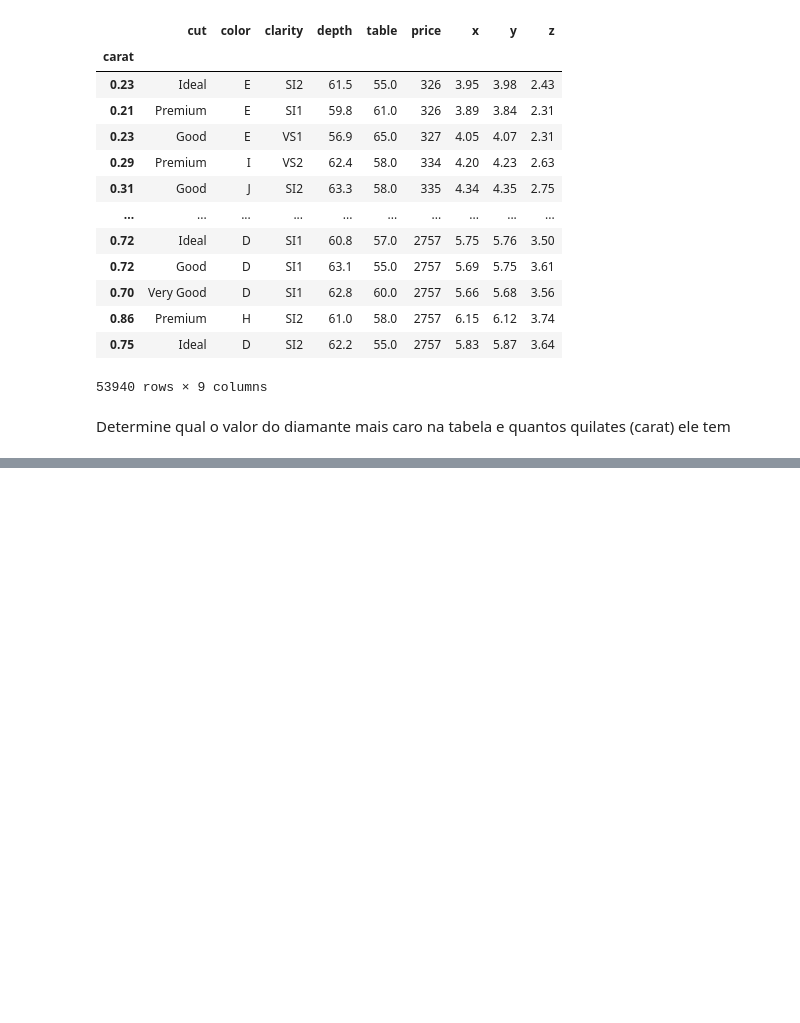
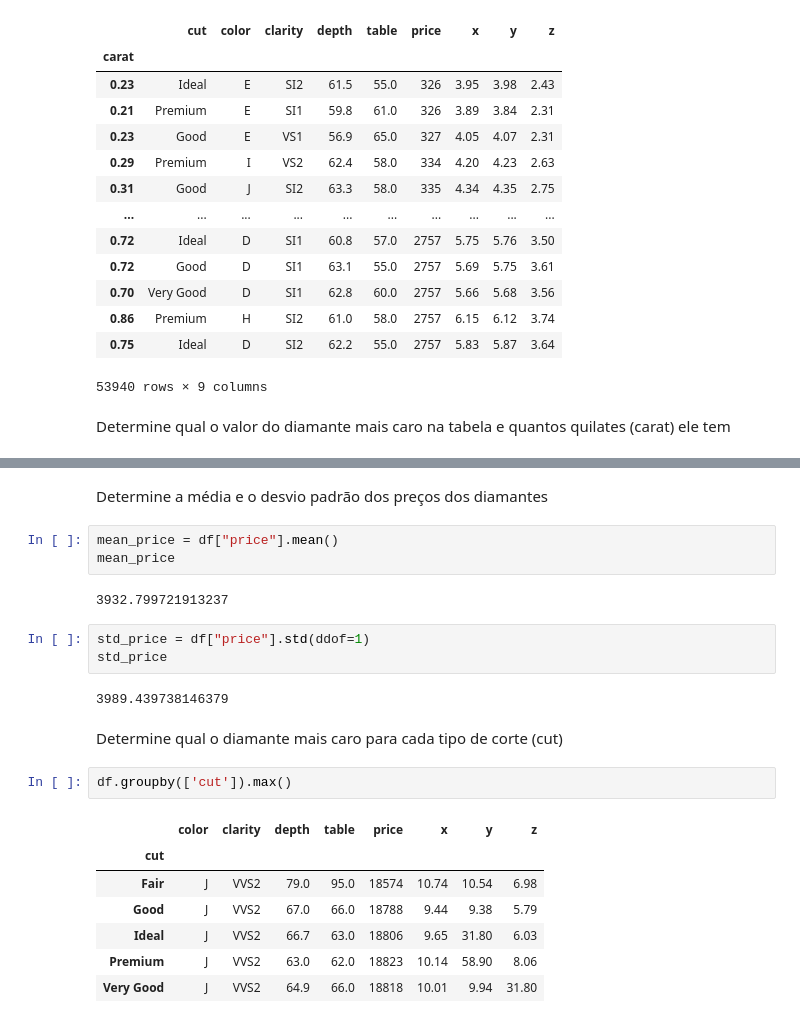
Before and after one commit to valuedriven/dataanalysis, a Jupyter notebook: exercicio_pandas_complementar.ipynb, the cells around one changed output, grey strips where cells are left out. Cells and saved outputs as stored; diff of their text form; blank space fills up the shorter version.

```diff
--- a/exercicio_pandas_complementar.ipynb
+++ b/exercicio_pandas_complementar.ipynb
@@ -42,0 +53,24 @@ Determine qual o valor do diamante mais caro na tabela e quantos quilates (carat
+# %% [markdown]
+Determine a média e o desvio padrão dos preços dos diamantes
+# %%
+mean_price = df["price"].mean()
+mean_price
+# %% [output]
+3932.799721913237
+# %%
+std_price = df["price"].std(ddof=1)
+std_price
+# %% [output]
+3989.439738146379
+# %% [markdown]
+Determine qual o diamante mais caro para cada tipo de corte (cut)
+# %%
+df.groupby(['cut']).max()
+# %% [output]
+|  | color | clarity | depth | table | price | x | y | z |
+| cut |  |  |  |  |  |  |  |  |
+| Fair | J | VVS2 | 79.0 | 95.0 | 18574 | 10.74 | 10.54 | 6.98 |
+| Good | J | VVS2 | 67.0 | 66.0 | 18788 | 9.44 | 9.38 | 5.79 |
+| Ideal | J | VVS2 | 66.7 | 63.0 | 18806 | 9.65 | 31.80 | 6.03 |
+| Premium | J | VVS2 | 63.0 | 62.0 | 18823 | 10.14 | 58.90 | 8.06 |
+| Very Good | J | VVS2 | 64.9 | 66.0 | 18818 | 10.01 | 9.94 | 31.80 |
```
Also changed, not shown: parts of 7 cells of this notebook.
